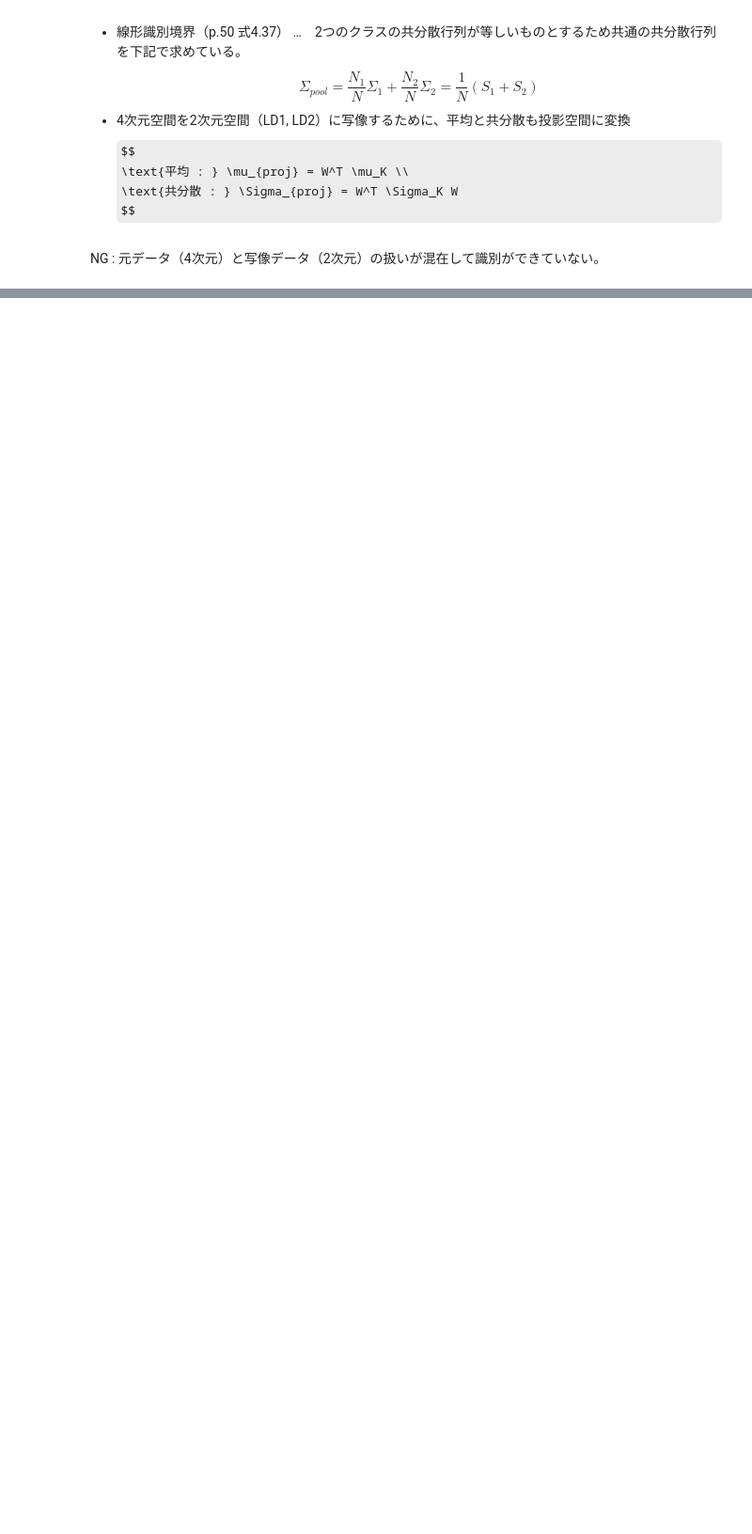
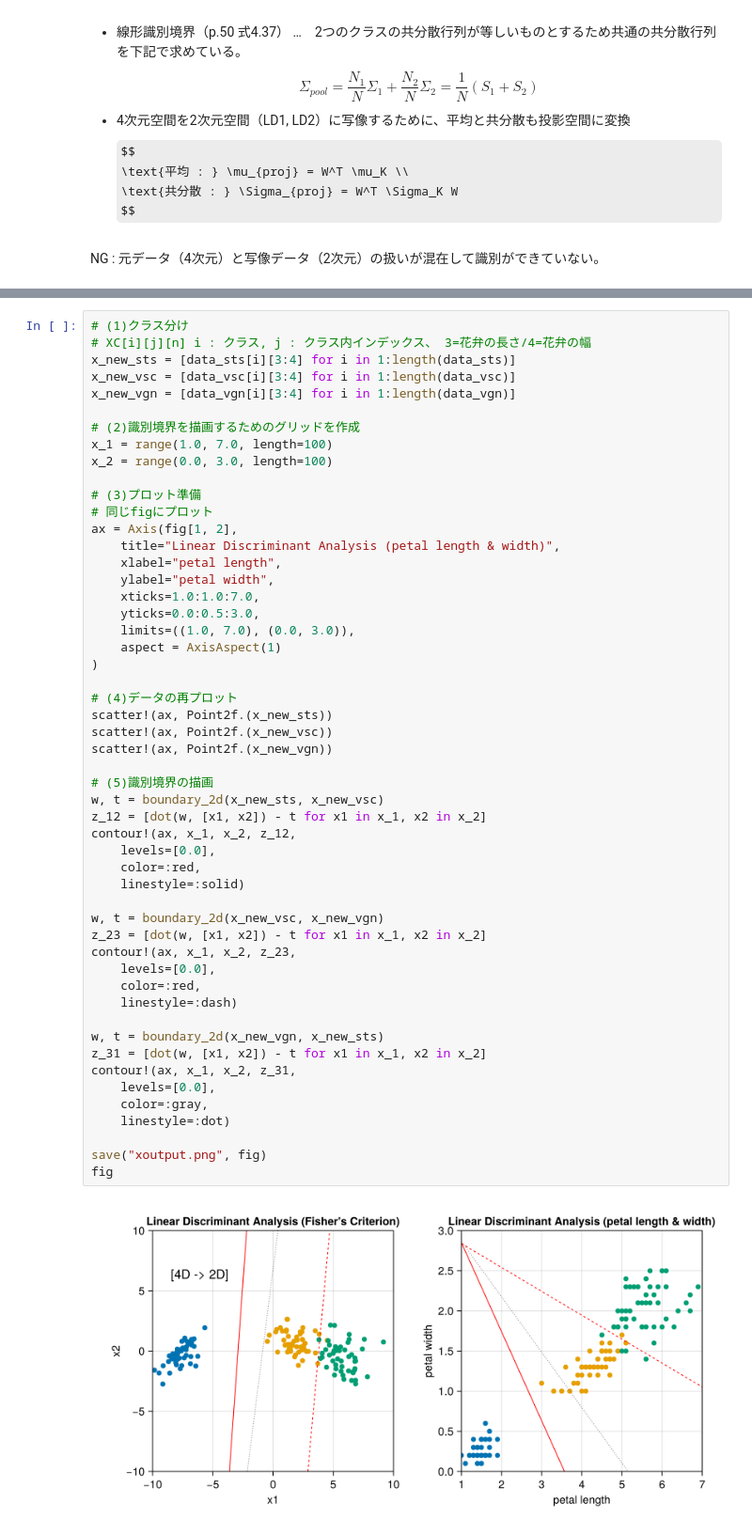
Before and after one commit to SW-yo/OhMyJulia, a Jupyter notebook: Pattern_recognition/6.3_iris-Fisher's_linear_discriminant.ipynb, the cells around one changed output, grey strips where cells are left out. Shown at 94% size. Cells and saved outputs as stored; diff of their text form; some formulas as TeX source; blank space fills up the shorter version.

```diff
--- a/Pattern_recognition/6.3_iris-Fisher's_linear_discriminant.ipynb
+++ b/Pattern_recognition/6.3_iris-Fisher's_linear_discriminant.ipynb
@@ -534,0 +569,54 @@ fig
+# %%
+# (1)クラス分け
+# XC[i][j][n] i : クラス, j : クラス内インデックス、 3=花弁の長さ/4=花弁の幅
+x_new_sts = [data_sts[i][3:4] for i in 1:length(data_sts)]
+x_new_vsc = [data_vsc[i][3:4] for i in 1:length(data_vsc)]
+x_new_vgn = [data_vgn[i][3:4] for i in 1:length(data_vgn)]
+
+# (2)識別境界を描画するためのグリッドを作成
+x_1 = range(1.0, 7.0, length=100)
+x_2 = range(0.0, 3.0, length=100)
+
+# (3)プロット準備
+# 同じfigにプロット
+ax = Axis(fig[1, 2],
+    title="Linear Discriminant Analysis (petal length & width)",
+    xlabel="petal length",
+    ylabel="petal width",
+    xticks=1.0:1.0:7.0,
+    yticks=0.0:0.5:3.0,
+    limits=((1.0, 7.0), (0.0, 3.0)),
+    aspect = AxisAspect(1)
+)
+
+# (4)データの再プロット
+scatter!(ax, Point2f.(x_new_sts))
+scatter!(ax, Point2f.(x_new_vsc))
+scatter!(ax, Point2f.(x_new_vgn))
+
+# (5)識別境界の描画
+w, t = boundary_2d(x_new_sts, x_new_vsc)
+z_12 = [dot(w, [x1, x2]) - t for x1 in x_1, x2 in x_2]
+contour!(ax, x_1, x_2, z_12,
+    levels=[0.0],
+    color=:red,
+    linestyle=:solid)
+
+w, t = boundary_2d(x_new_vsc, x_new_vgn)
+z_23 = [dot(w, [x1, x2]) - t for x1 in x_1, x2 in x_2]
+contour!(ax, x_1, x_2, z_23,
+    levels=[0.0],
+    color=:red,
+    linestyle=:dash)
+
+w, t = boundary_2d(x_new_vgn, x_new_sts)
+z_31 = [dot(w, [x1, x2]) - t for x1 in x_1, x2 in x_2]
+contour!(ax, x_1, x_2, z_31,
+    levels=[0.0],
+    color=:gray,
+    linestyle=:dot)
+
+save("xoutput.png", fig)
+fig
+# %% [output]
+[figure, added]
```
Also changed, not shown: parts of 5 cells of this notebook, 5 other files.
